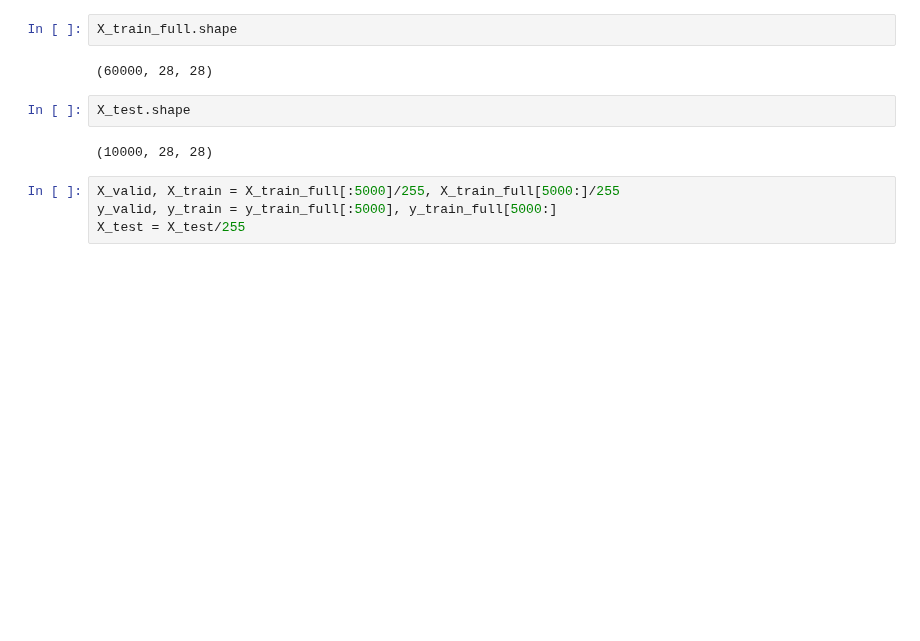
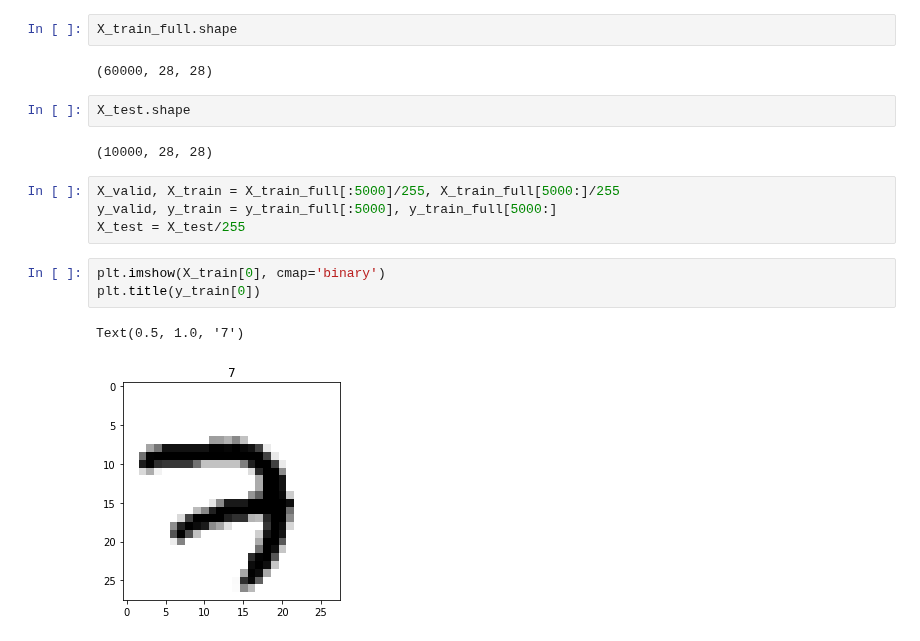
Before and after one commit to umeshraj/hands_on_ml, a Jupyter notebook: 10_intro_ann_keras.ipynb, the cells around one changed output. Saved outputs shown, nothing was run; the diff lists cells and outputs as text; blank space fills up the shorter version.

```diff
--- a/10_intro_ann_keras.ipynb
+++ b/10_intro_ann_keras.ipynb
@@ -847,3 +831,9 @@ X_test.shape
 X_valid, X_train = X_train_full[:5000]/255, X_train_full[5000:]/255
 y_valid, y_train = y_train_full[:5000], y_train_full[5000:]
 X_test = X_test/255
+# %%
+plt.imshow(X_train[0], cmap='binary')
+plt.title(y_train[0])
+# %% [output]
+Text(0.5, 1.0, '7')
+[figure, added]
```
Also changed, not shown: parts of 16 cells of this notebook.
